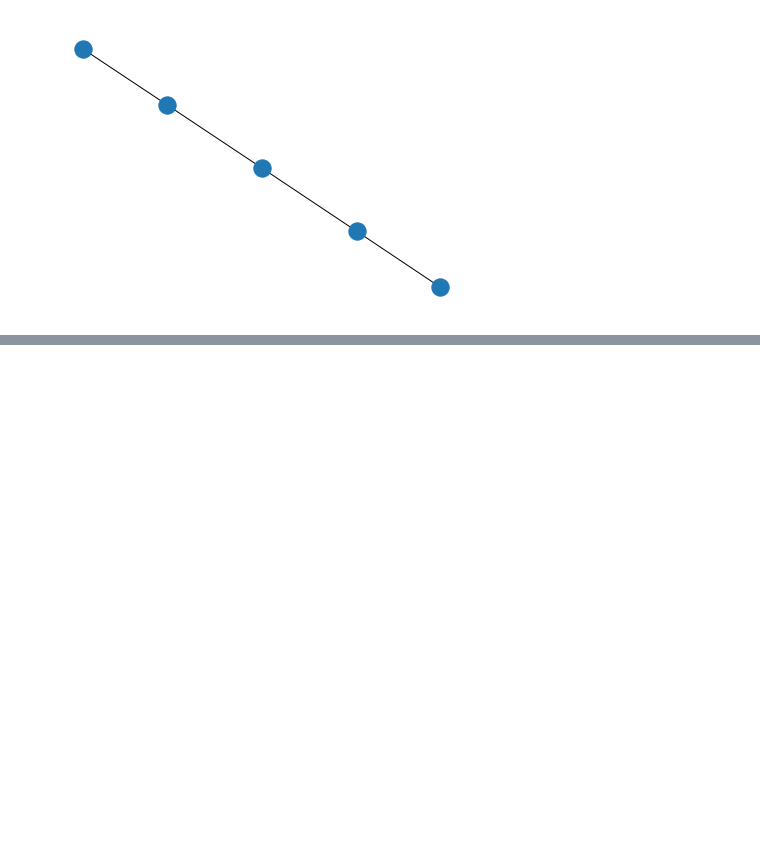
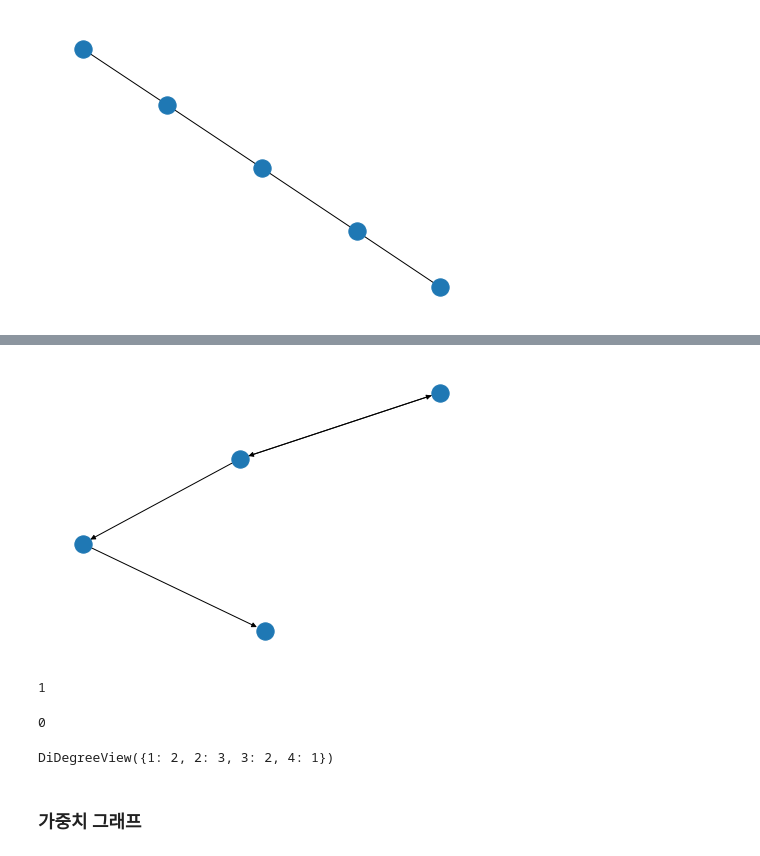
Before and after one commit to hamjang/network, a Jupyter notebook: chapter_1_1.ipynb, the cells around one changed output, grey strips where cells are left out. Saved outputs shown, nothing was run; the diff lists cells and outputs as text; code cells hidden in the pictures; blank space fills up the shorter version.

```diff
--- a/chapter_1_1.ipynb
+++ b/chapter_1_1.ipynb
@@ -76,0 +107,18 @@ nx.draw(P)
+# %%
+nx.draw(D)
+# %% [output]
+[figure, added]
+# %%
+D.in_degree(4)
+# %% [output]
+1
+# %%
+D.out_degree(4)
+# %% [output]
+0
+# %%
+D.degree
+# %% [output]
+DiDegreeView({1: 2, 2: 3, 3: 2, 4: 1})
+# %% [markdown]
+### 가중치 그래프
```
Also changed, not shown: parts of 18 cells of this notebook.
